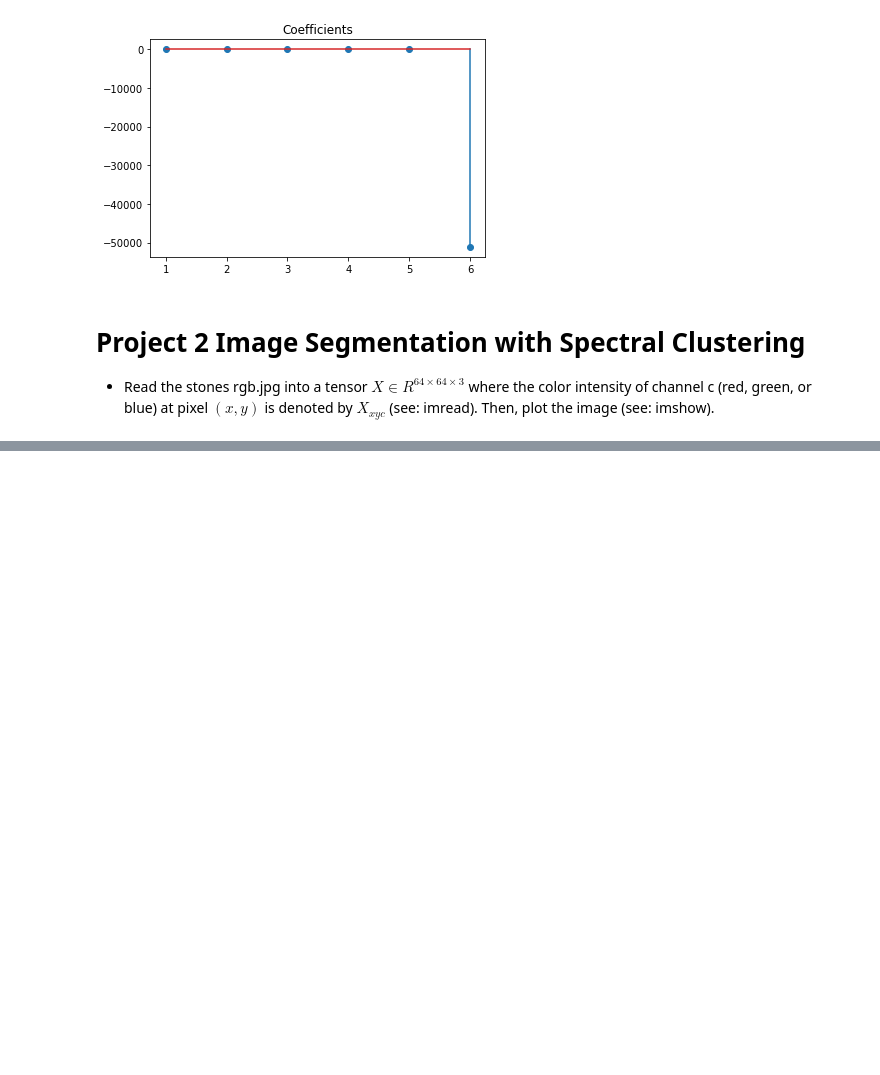
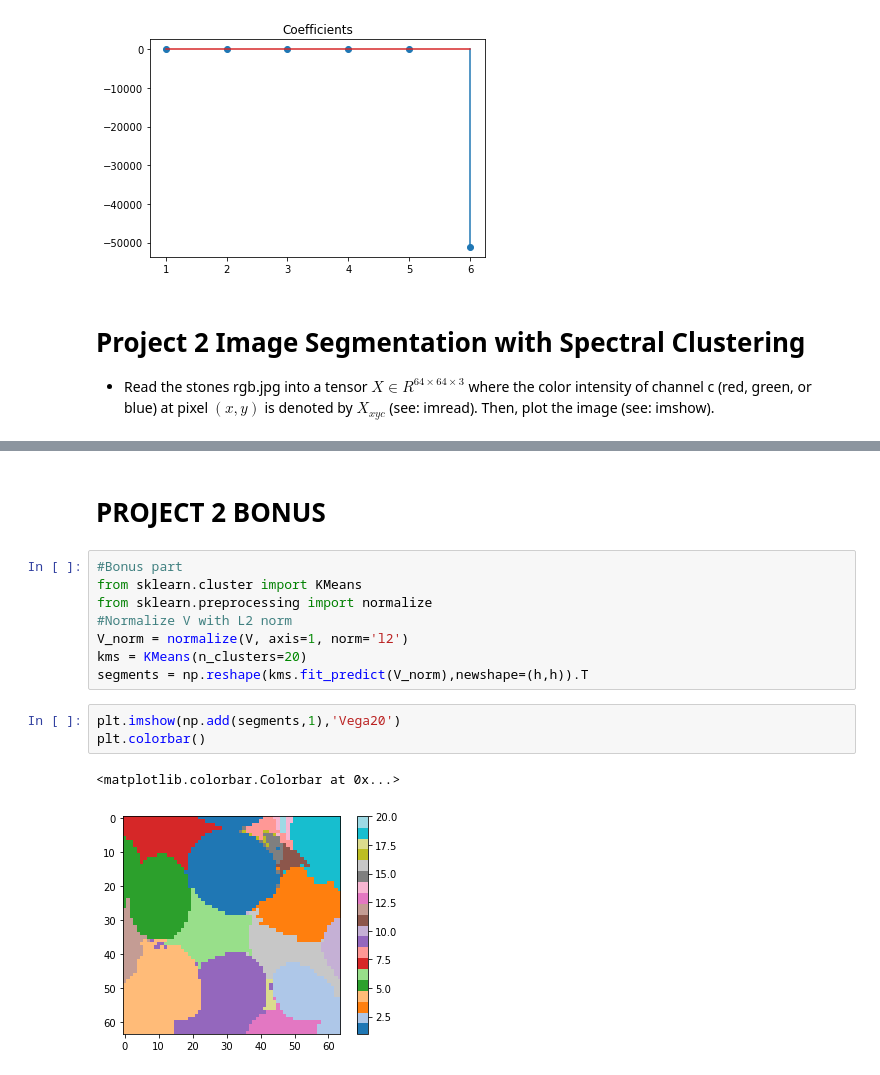
Before and after one commit to CMPE482-Spring2017-Bogazici/FinalProjects, a Jupyter notebook: final solution.ipynb, the cells around one changed output, grey strips where cells are left out. Saved outputs shown, nothing was run; the diff lists cells and outputs as text; blank space fills up the shorter version.

Commit message:
Final Project is finished

```diff
--- a/final solution.ipynb
+++ b/final solution.ipynb
@@ -378,0 +486,16 @@ Shape of X is  (64, 64, 3)
+# %% [markdown]
+# PROJECT 2 BONUS
+# %%
+#Bonus part
+from sklearn.cluster import KMeans
+from sklearn.preprocessing import normalize
+#Normalize V with L2 norm
+V_norm = normalize(V, axis=1, norm='l2')
+kms = KMeans(n_clusters=20)
+segments = np.reshape(kms.fit_predict(V_norm),newshape=(h,h)).T
+# %%
+plt.imshow(np.add(segments,1),'Vega20')
+plt.colorbar()
+# %% [output]
+<matplotlib.colorbar.Colorbar at 0x...>
+[figure, added]
```
Also changed, not shown: parts of 9 cells of this notebook.
